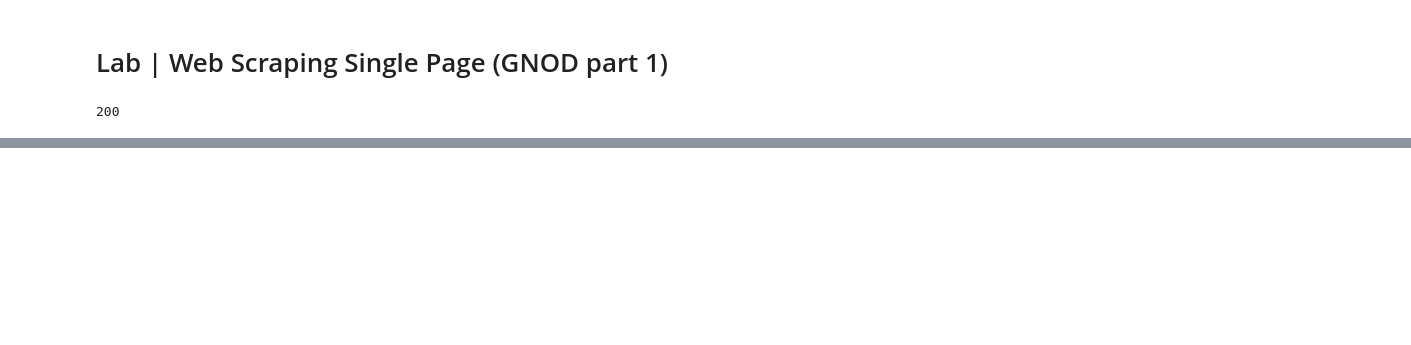
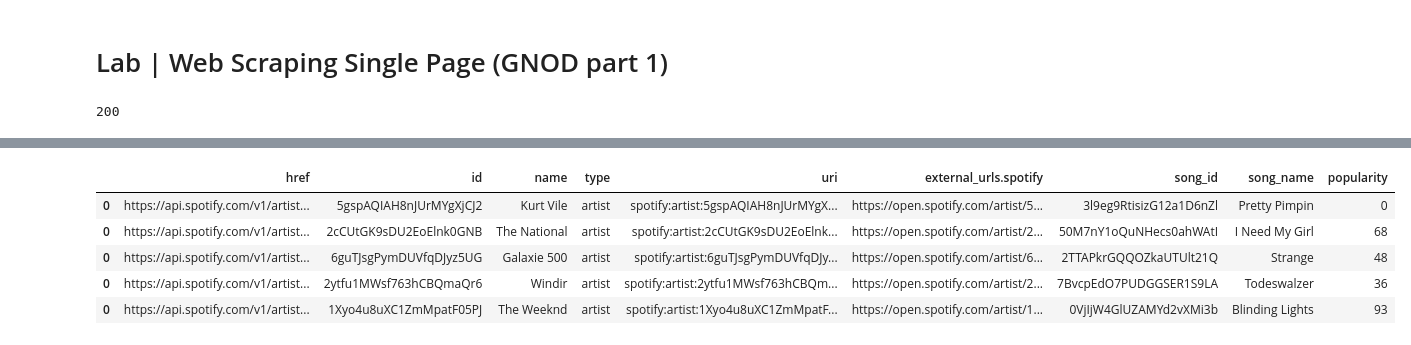
Before and after one commit to Dan2024IronHack/lab-web-scraping-single-page, a Jupyter notebook: Lab_scrapping gnod.ipynb, the cells around one changed output, grey strips where cells are left out. Cells and saved outputs as stored; diff of their text form; code cells hidden in the pictures; blank space fills up the shorter version.

```diff
--- a/Lab_scrapping gnod.ipynb
+++ b/Lab_scrapping gnod.ipynb
@@ -184,0 +259,17 @@ Thank you for the input but we currently have no recommendation for this song.
+# %%
+artists_df2 = pd.DataFrame(columns=['href', 'id', 'name', 'type', 'uri', 'external_urls.spotify','song_id', 'song_name', 'popularity' ])
+for i in tracks2.index:
+    artists_for_song = json_normalize(tracks2.iloc[i]['track.artists'])
+    artists_for_song['song_id']    = tracks2.iloc[i]['track.id']         # we want to keep song_id, it is the sae for all artists
+    artists_for_song['song_name']  = tracks2.iloc[i]['track.name']       # we want to keep song_name, it is the sae for all artists
+    artists_for_song['popularity'] = tracks2.iloc[i]['track.popularity'] # same for popularity
+    artists_df2 = pd.concat([artists_df2, artists_for_song], axis=0)
+# %%
+artists_df2.head()
+# %% [output]
+|  | href | id | name | type | uri | external_urls.spotify | song_id | song_name | popularity |
+| 0 | https://api.spotify.com/v1/artist... | 5gspAQIAH8nJUrMYgXjCJ2 | Kurt Vile | artist | spotify:artist:5gspAQIAH8nJUrMYgX... | https://open.spotify.com/artist/5... | 3l9eg9RtisizG12a1D6nZl | Pretty Pimpin | 0 |
+| 0 | https://api.spotify.com/v1/artist... | 2cCUtGK9sDU2EoElnk0GNB | The National | artist | spotify:artist:2cCUtGK9sDU2EoElnk... | https://open.spotify.com/artist/2... | 50M7nY1oQuNHecs0ahWAtI | I Need My Girl | 68 |
+| 0 | https://api.spotify.com/v1/artist... | 6guTJsgPymDUVfqDJyz5UG | Galaxie 500 | artist | spotify:artist:6guTJsgPymDUVfqDJy... | https://open.spotify.com/artist/6... | 2TTAPkrGQQOZkaUTUlt21Q | Strange | 48 |
+| 0 | https://api.spotify.com/v1/artist... | 2ytfu1MWsf763hCBQmaQr6 | Windir | artist | spotify:artist:2ytfu1MWsf763hCBQm... | https://open.spotify.com/artist/2... | 7BvcpEdO7PUDGGSER1S9LA | Todeswalzer | 36 |
+| 0 | https://api.spotify.com/v1/artist... | 1Xyo4u8uXC1ZmMpatF05PJ | The Weeknd | artist | spotify:artist:1Xyo4u8uXC1ZmMpatF... | https://open.spotify.com/artist/1... | 0VjIjW4GlUZAMYd2vXMi3b | Blinding Lights | 93 |
```
Also changed, not shown: parts of 25 cells of this notebook, 2 other files.
